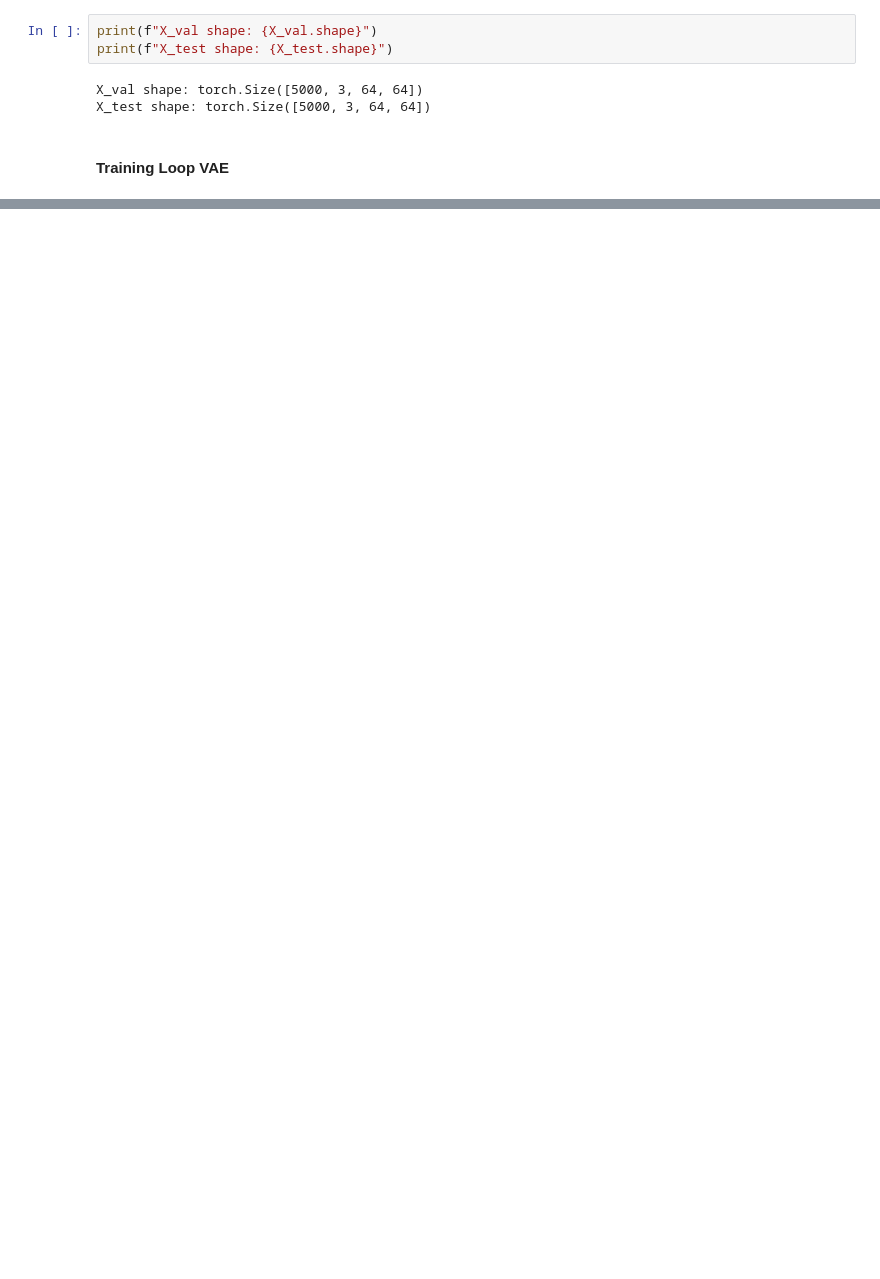
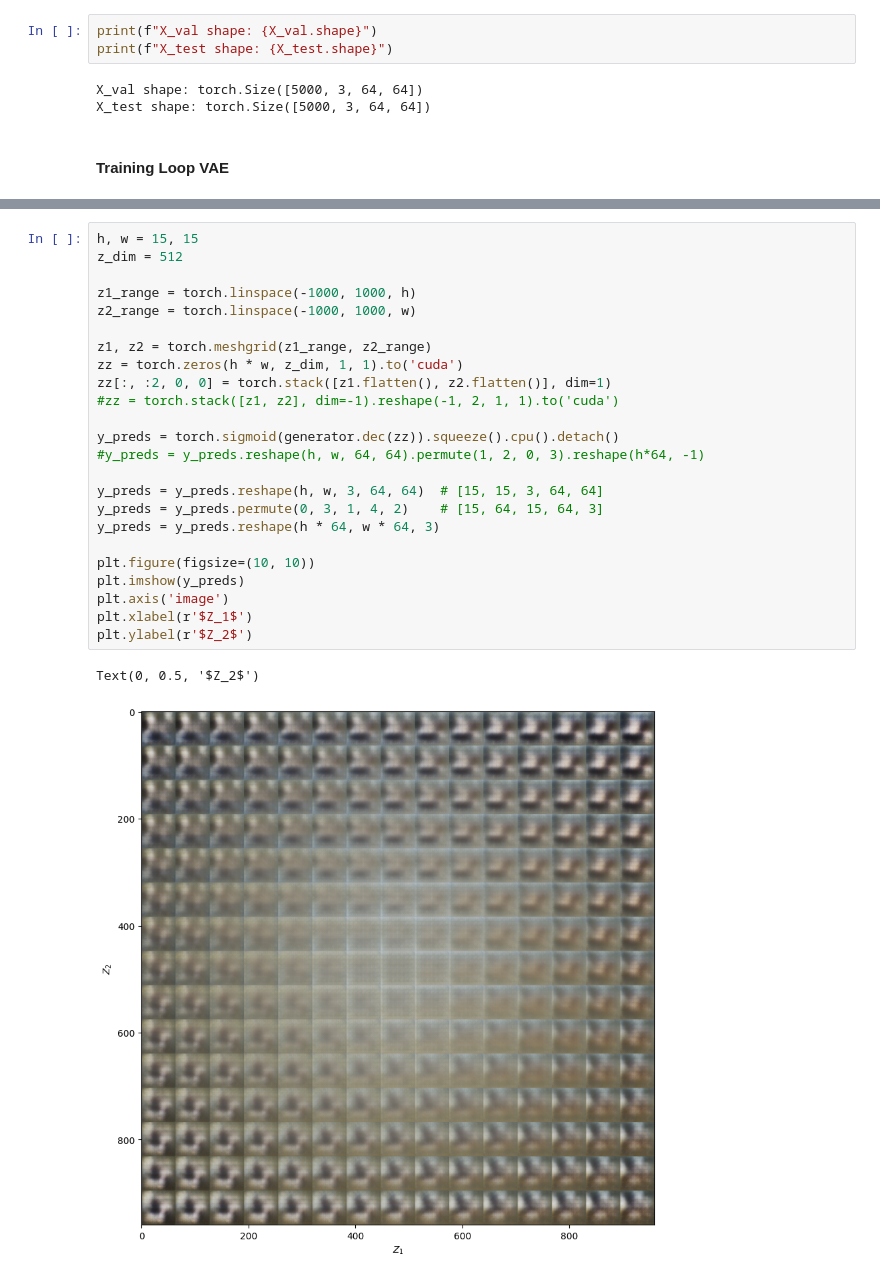
Before and after one commit to thmaz/encoders, a Jupyter notebook: encoders.ipynb, the cells around one changed output, grey strips where cells are left out. Cells and saved outputs as stored; diff of their text form; blank space fills up the shorter version.

```diff
--- a/encoders.ipynb
+++ b/encoders.ipynb
@@ -462,0 +523,27 @@ torch.Size([3, 64, 64])
+# %%
+h, w = 15, 15
+z_dim = 512
+
+z1_range = torch.linspace(-1000, 1000, h)
+z2_range = torch.linspace(-1000, 1000, w)
+
+z1, z2 = torch.meshgrid(z1_range, z2_range)
+zz = torch.zeros(h * w, z_dim, 1, 1).to('cuda')
+zz[:, :2, 0, 0] = torch.stack([z1.flatten(), z2.flatten()], dim=1)
+#zz = torch.stack([z1, z2], dim=-1).reshape(-1, 2, 1, 1).to('cuda')
+
+y_preds = torch.sigmoid(generator.dec(zz)).squeeze().cpu().detach()
+#y_preds = y_preds.reshape(h, w, 64, 64).permute(1, 2, 0, 3).reshape(h*64, -1)
+
+y_preds = y_preds.reshape(h, w, 3, 64, 64)  # [15, 15, 3, 64, 64]
+y_preds = y_preds.permute(0, 3, 1, 4, 2)    # [15, 64, 15, 64, 3]
+y_preds = y_preds.reshape(h * 64, w * 64, 3)
+
+plt.figure(figsize=(10, 10))
+plt.imshow(y_preds)
+plt.axis('image')
+plt.xlabel(r'$Z_1$')
+plt.ylabel(r'$Z_2$')
+# %% [output]
+Text(0, 0.5, '$Z_2$')
+[figure, added]
```
Also changed, not shown: parts of 9 cells of this notebook.
